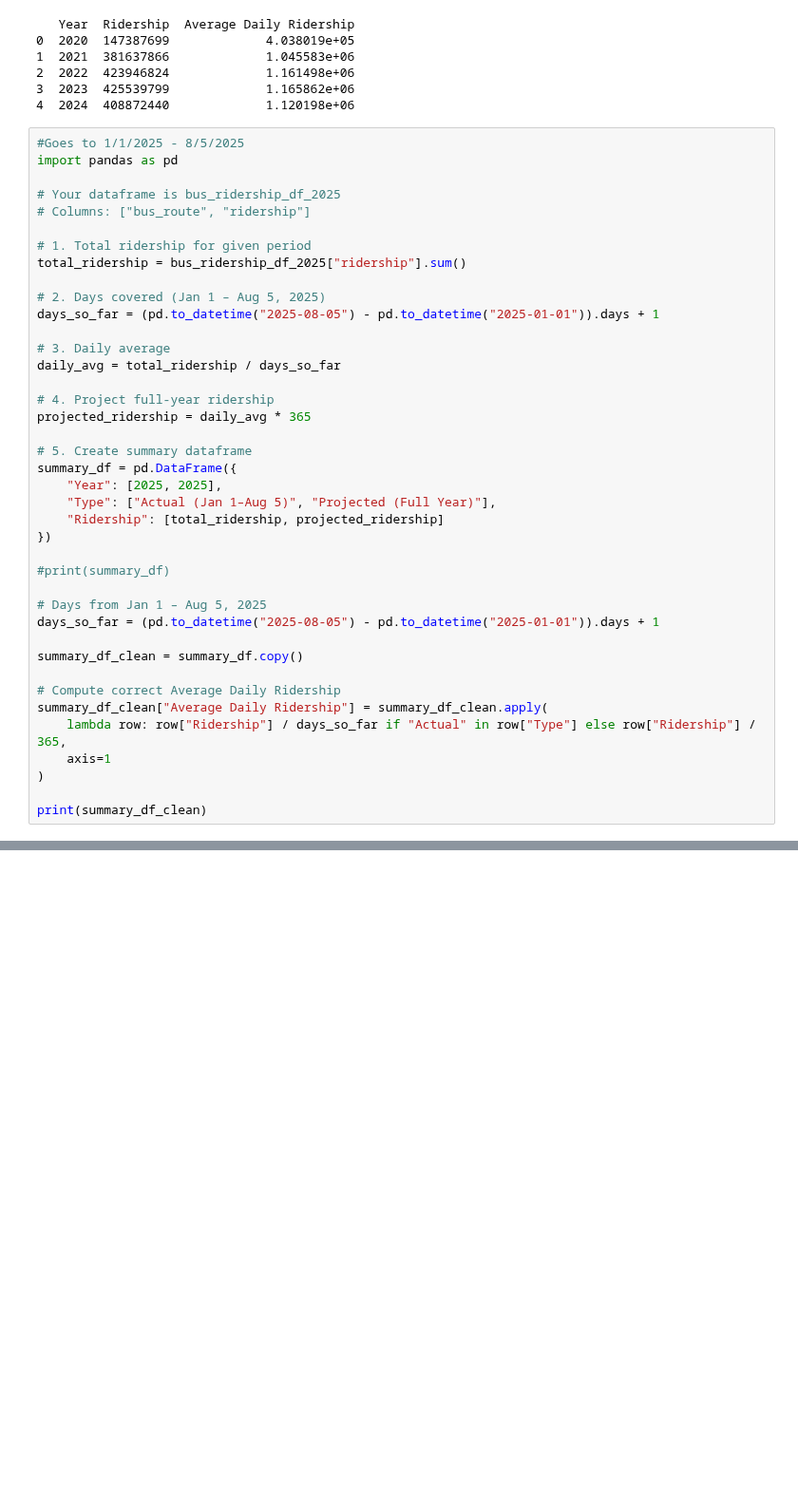
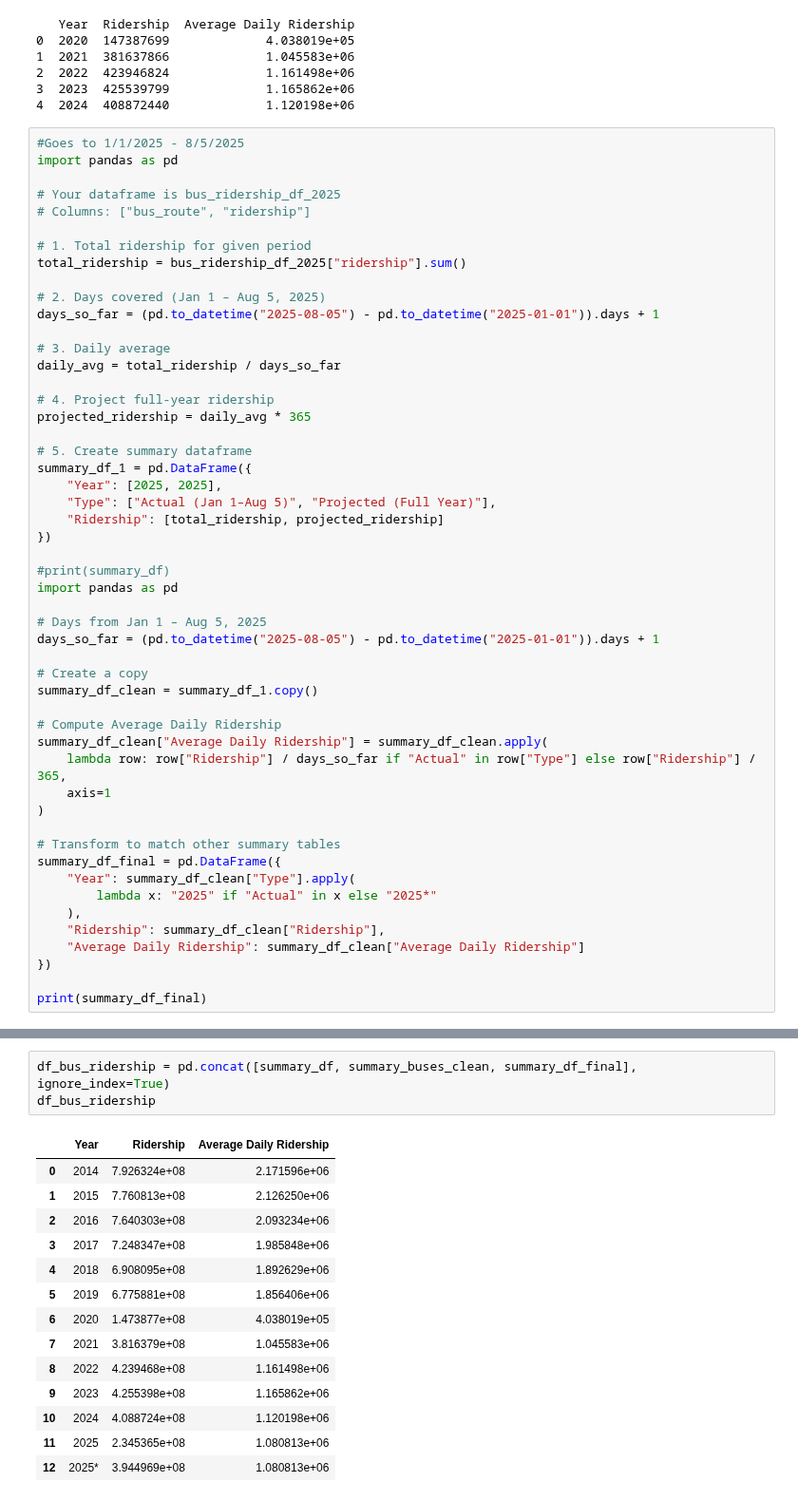
Before and after one commit to djbrown227/fare_evasion, a Jupyter notebook: notebooks/02_data_cleaning.ipynb, the cells around one changed output, grey strips where cells are left out. Shown at 95% size. Saved outputs shown, nothing was run; the diff lists cells and outputs as text; blank space fills up the shorter version.

```diff
--- a/notebooks/02_data_cleaning.ipynb
+++ b/notebooks/02_data_cleaning.ipynb
@@ -1784,24 +1797,35 @@ daily_avg = total_ridership / days_so_far
 projected_ridership = daily_avg * 365
 
 # 5. Create summary dataframe
-summary_df = pd.DataFrame({
+summary_df_1 = pd.DataFrame({
     "Year": [2025, 2025],
     "Type": ["Actual (Jan 1–Aug 5)", "Projected (Full Year)"],
     "Ridership": [total_ridership, projected_ridership]
 })
 
 #print(summary_df)
+import pandas as pd
 
 # Days from Jan 1 – Aug 5, 2025
 days_so_far = (pd.to_datetime("2025-08-05") - pd.to_datetime("2025-01-01")).days + 1
 
-summary_df_clean = summary_df.copy()
+# Create a copy
+summary_df_clean = summary_df_1.copy()
 
-# Compute correct Average Daily Ridership
+# Compute Average Daily Ridership
 summary_df_clean["Average Daily Ridership"] = summary_df_clean.apply(
     lambda row: row["Ridership"] / days_so_far if "Actual" in row["Type"] else row["Ridership"] / 365,
     axis=1
 )
 
-print(summary_df_clean)
+# Transform to match other summary tables
+summary_df_final = pd.DataFrame({
+    "Year": summary_df_clean["Type"].apply(
+        lambda x: "2025" if "Actual" in x else "2025*"
+    ),
+    "Ridership": summary_df_clean["Ridership"],
+    "Average Daily Ridership": summary_df_clean["Average Daily Ridership"]
+})
+
+print(summary_df_final)
 # %% [output]
@@ -1810,0 +1835,18 @@ print(summary_df_clean)
+# %%
+df_bus_ridership = pd.concat([summary_df, summary_buses_clean, summary_df_final], ignore_index=True)
+df_bus_ridership
+# %% [output]
+|  | Year | Ridership | Average Daily Ridership |
+| 0 | 2014 | 7.926324e+08 | 2.171596e+06 |
+| 1 | 2015 | 7.760813e+08 | 2.126250e+06 |
+| 2 | 2016 | 7.640303e+08 | 2.093234e+06 |
+| 3 | 2017 | 7.248347e+08 | 1.985848e+06 |
+| 4 | 2018 | 6.908095e+08 | 1.892629e+06 |
+| 5 | 2019 | 6.775881e+08 | 1.856406e+06 |
+| 6 | 2020 | 1.473877e+08 | 4.038019e+05 |
+| 7 | 2021 | 3.816379e+08 | 1.045583e+06 |
+| 8 | 2022 | 4.239468e+08 | 1.161498e+06 |
+| 9 | 2023 | 4.255398e+08 | 1.165862e+06 |
+| 10 | 2024 | 4.088724e+08 | 1.120198e+06 |
+| 11 | 2025 | 2.345365e+08 | 1.080813e+06 |
+| 12 | 2025* | 3.944969e+08 | 1.080813e+06 |
```
Also changed, not shown: parts of 6 cells of this notebook, 4 other files.
